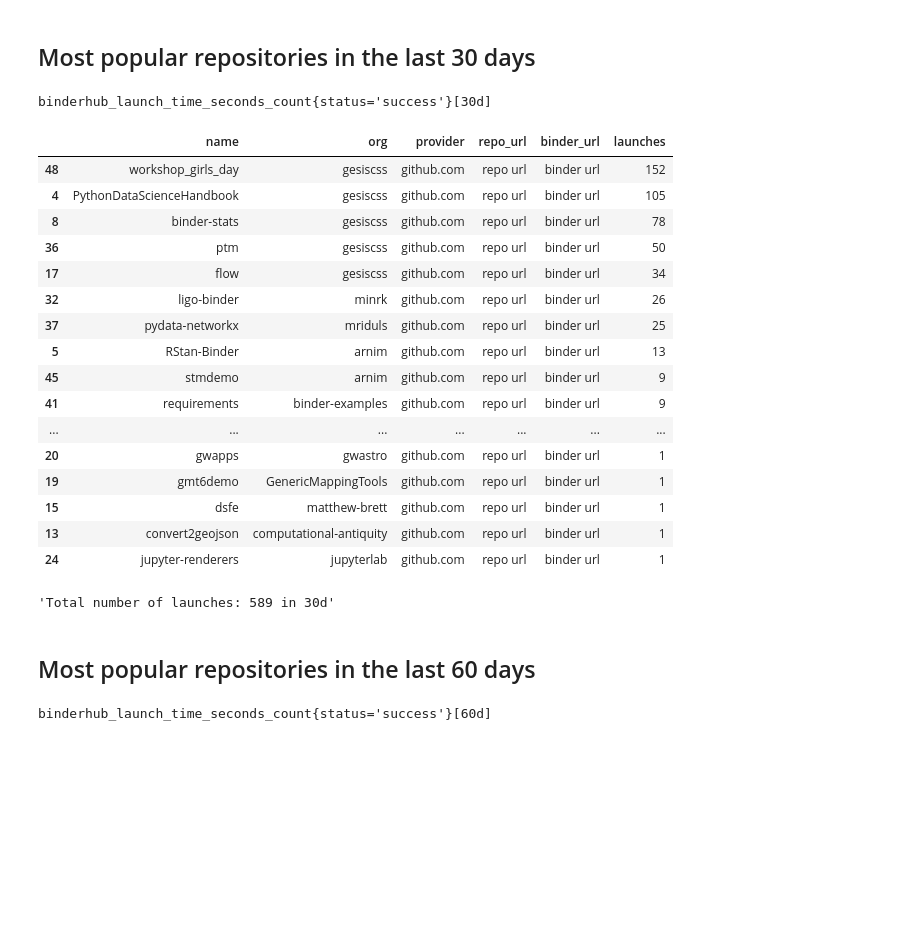
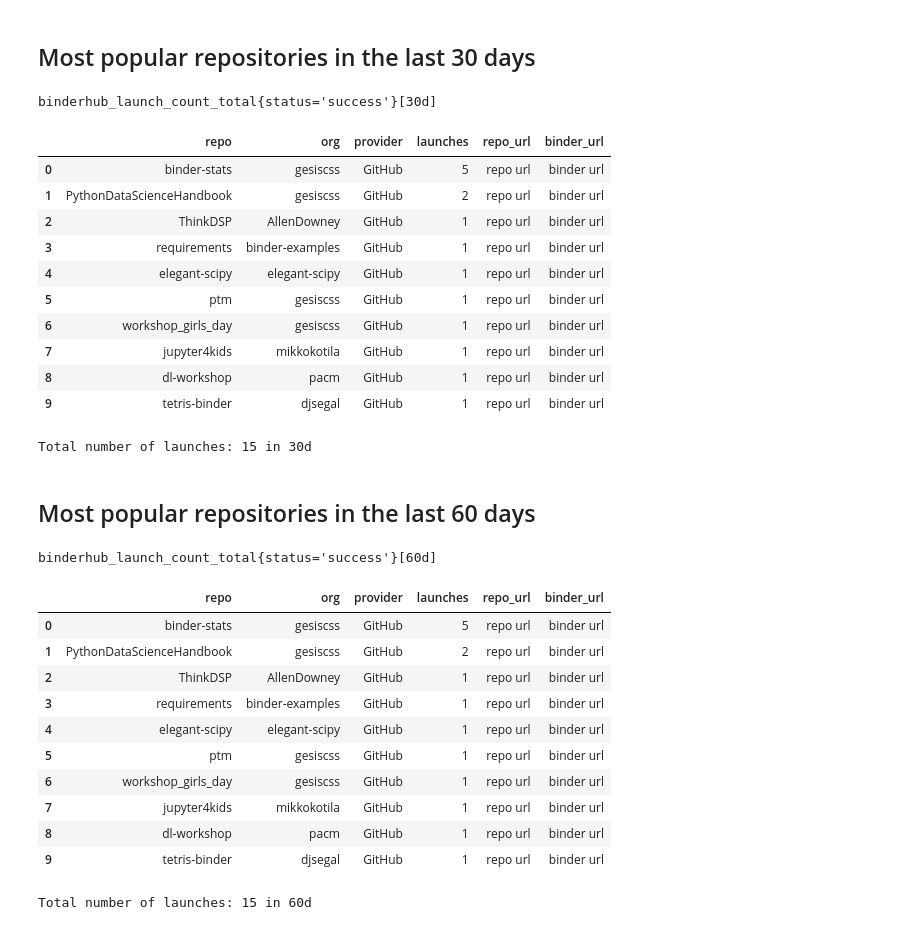
Before and after one commit to bitnik/binder-stats, a Jupyter notebook: popular_repos.ipynb, the cells around one changed output. Cells and saved outputs as stored; diff of their text form; code cells hidden in the pictures; blank space fills up the shorter version.

```diff
--- a/popular_repos.ipynb
+++ b/popular_repos.ipynb
@@ -123,40 +82,36 @@ binderhub_launch_time_seconds_count{status='success'}[1d]
 # %% [markdown]
 ## Most popular repositories in the last 30 days
-# %%
-day = 30
-time_range = f'{day}d'
-time_delta = timedelta(days=day)
-df = makedf(time_range, time_delta)
-display(df)
-"Total number of launches: " + str(sum(df.data['launches'])) + " in "+ str(time_range)
-# %% [output]
-binderhub_launch_time_seconds_count{status='success'}[30d]
-|  | name | org | provider | repo_url | binder_url | launches |
-| 48 | workshop_girls_day | gesiscss | github.com | repo url | binder url | 152 |
-| 4 | PythonDataScienceHandbook | gesiscss | github.com | repo url | binder url | 105 |
-| 8 | binder-stats | gesiscss | github.com | repo url | binder url | 78 |
-| 36 | ptm | gesiscss | github.com | repo url | binder url | 50 |
-| 17 | flow | gesiscss | github.com | repo url | binder url | 34 |
-| 32 | ligo-binder | minrk | github.com | repo url | binder url | 26 |
-| 37 | pydata-networkx | mriduls | github.com | repo url | binder url | 25 |
-| 5 | RStan-Binder | arnim | github.com | repo url | binder url | 13 |
-| 45 | stmdemo | arnim | github.com | repo url | binder url | 9 |
-| 41 | requirements | binder-examples | github.com | repo url | binder url | 9 |
-| ... | ... | ... | ... | ... | ... | ... |
-| 20 | gwapps | gwastro | github.com | repo url | binder url | 1 |
-| 19 | gmt6demo | GenericMappingTools | github.com | repo url | binder url | 1 |
-| 15 | dsfe | matthew-brett | github.com | repo url | binder url | 1 |
-| 13 | convert2geojson | computational-antiquity | github.com | repo url | binder url | 1 |
-| 24 | jupyter-renderers | jupyterlab | github.com | repo url | binder url | 1 |
-'Total number of launches: 589 in 30d'
+# %%
+display_df('30d')
+# %% [output]
+binderhub_launch_count_total{status='success'}[30d]
+|  | repo | org | provider | launches | repo_url | binder_url |
+| 0 | binder-stats | gesiscss | GitHub | 5 | repo url | binder url |
+| 1 | PythonDataScienceHandbook | gesiscss | GitHub | 2 | repo url | binder url |
+| 2 | ThinkDSP | AllenDowney | GitHub | 1 | repo url | binder url |
+| 3 | requirements | binder-examples | GitHub | 1 | repo url | binder url |
+| 4 | elegant-scipy | elegant-scipy | GitHub | 1 | repo url | binder url |
+| 5 | ptm | gesiscss | GitHub | 1 | repo url | binder url |
+| 6 | workshop_girls_day | gesiscss | GitHub | 1 | repo url | binder url |
+| 7 | jupyter4kids | mikkokotila | GitHub | 1 | repo url | binder url |
+| 8 | dl-workshop | pacm | GitHub | 1 | repo url | binder url |
+| 9 | tetris-binder | djsegal | GitHub | 1 | repo url | binder url |
+Total number of launches: 15 in 30d
 # %% [markdown]
 ## Most popular repositories in the last 60 days
-# %%
-day = 60
-time_range = f'{day}d'
-time_delta = timedelta(days=day)
-df = makedf(time_range, time_delta)
-display(df)
-"Total number of launches: " + str(sum(df.data['launches'])) + " in "+ str(time_range)
-# %% [output]
-binderhub_launch_time_seconds_count{status='success'}[60d]
+# %%
+display_df('60d')
+# %% [output]
+binderhub_launch_count_total{status='success'}[60d]
+|  | repo | org | provider | launches | repo_url | binder_url |
+| 0 | binder-stats | gesiscss | GitHub | 5 | repo url | binder url |
+| 1 | PythonDataScienceHandbook | gesiscss | GitHub | 2 | repo url | binder url |
+| 2 | ThinkDSP | AllenDowney | GitHub | 1 | repo url | binder url |
+| 3 | requirements | binder-examples | GitHub | 1 | repo url | binder url |
+| 4 | elegant-scipy | elegant-scipy | GitHub | 1 | repo url | binder url |
+| 5 | ptm | gesiscss | GitHub | 1 | repo url | binder url |
+| 6 | workshop_girls_day | gesiscss | GitHub | 1 | repo url | binder url |
+| 7 | jupyter4kids | mikkokotila | GitHub | 1 | repo url | binder url |
+| 8 | dl-workshop | pacm | GitHub | 1 | repo url | binder url |
+| 9 | tetris-binder | djsegal | GitHub | 1 | repo url | binder url |
+Total number of launches: 15 in 60d
```
Also changed, not shown: parts of 11 cells of this notebook, 3 other files.
